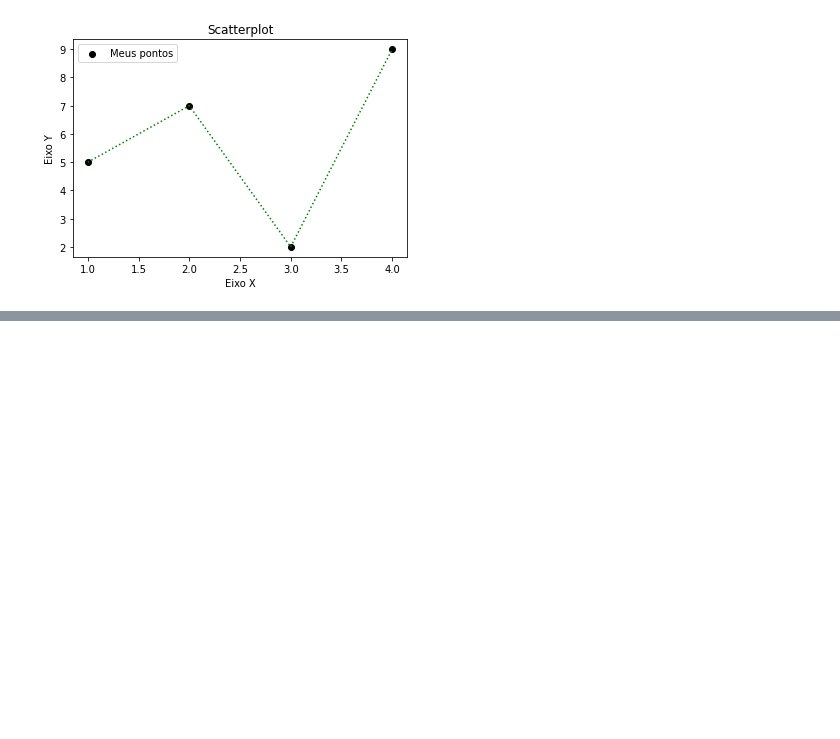
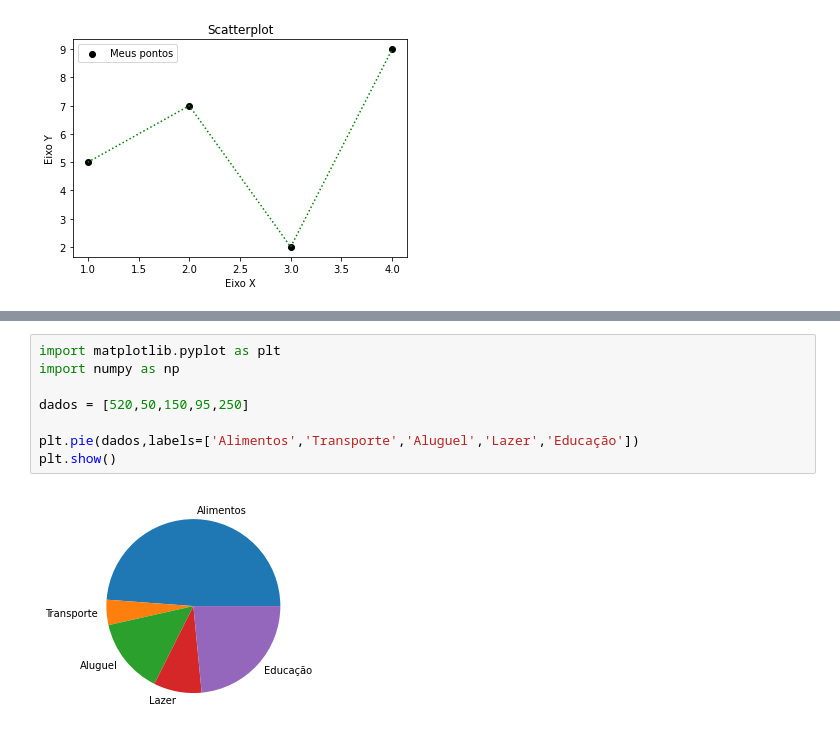
Before and after one commit to brunaalima/Python, a Jupyter notebook: Gráficos.ipynb, the cells around one changed output, grey strips where cells are left out. Drawn from its saved outputs; the diff is of its cells as text; blank space fills up the shorter version.

```diff
--- a/Gráficos.ipynb
+++ b/Gráficos.ipynb
@@ -111,0 +126,10 @@ plt.show()
+# %%
+import matplotlib.pyplot as plt
+import numpy as np
+
+dados = [520,50,150,95,250]
+
+plt.pie(dados,labels=['Alimentos','Transporte','Aluguel','Lazer','Educação'])
+plt.show()
+# %% [output]
+[figure, added]
```
Also changed, not shown: parts of 2 cells of this notebook.
